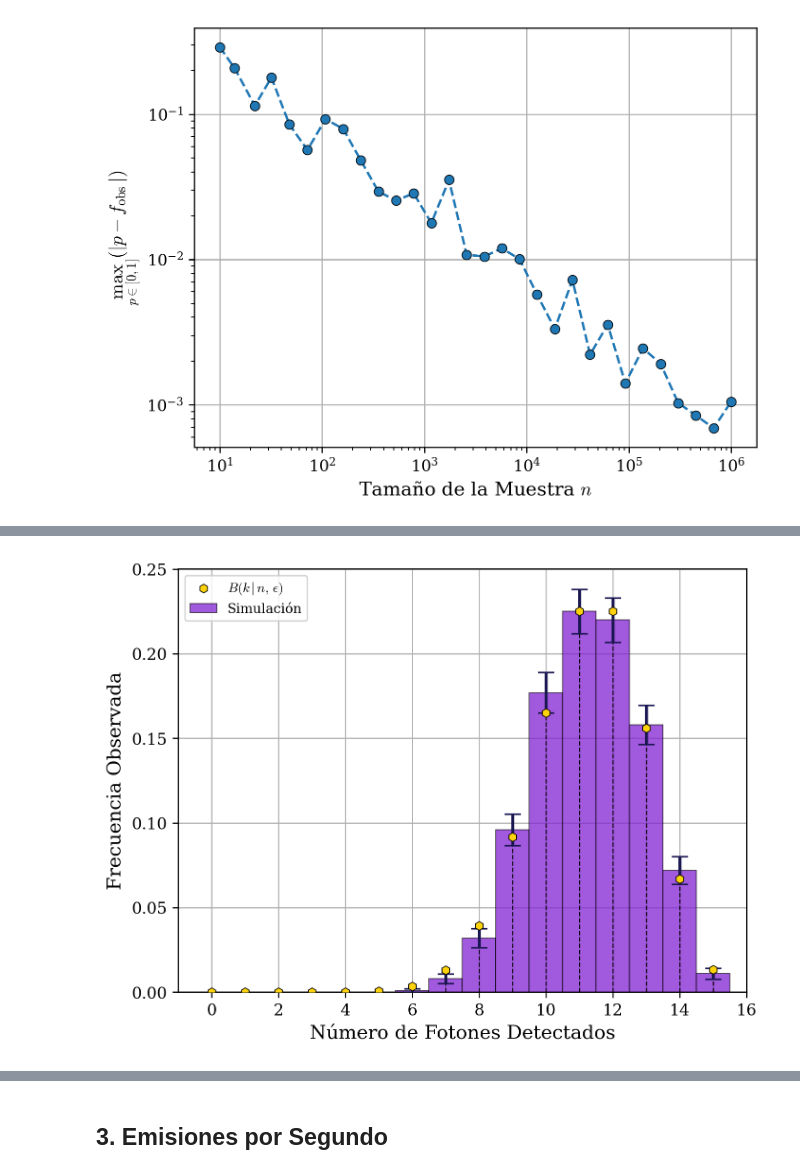
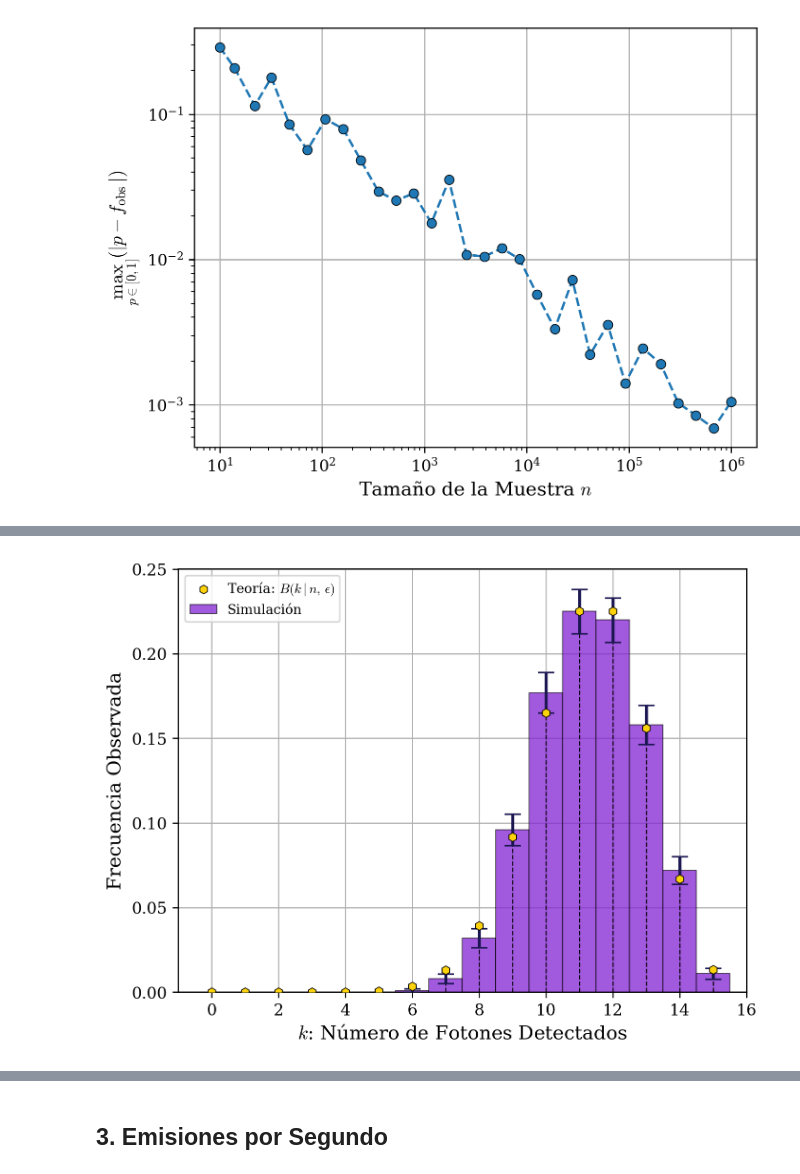
Before and after one commit to agustinbrusco/MEFE, a Jupyter notebook: Codigo/computacional_1.ipynb, the cells around one changed output, grey strips where cells are left out. Drawn from its saved outputs; the diff is of its cells as text; code cells hidden in the pictures.

```diff
--- a/Codigo/computacional_1.ipynb
+++ b/Codigo/computacional_1.ipynb
@@ -84,32 +89,34 @@ Incidieron 15 particulas sobre un detector con eficiencia del 75%. El resultado
 # %%
+# Simulación de los 1_000 experimentos:
 N_experimentos = 1_000
 detecciones_por_experimento = np.empty(N_experimentos, dtype=int)
 for experimento in range(N_experimentos):
     detecciones_por_experimento[experimento] = simular_experimentos_bernoulli(
         n_particulas, eficiencia
     )
-
+# Calculo de la distribución teorica para dicho proceso:
 posibles_resultados = np.arange(n_particulas + 1)
 distribucion_esperada = binom.pmf(posibles_resultados, n_particulas, eficiencia)
+# Grafico de los resultados:
 fig, ax = plt.subplots(1, 1)
 plot_discrete_hist(
     detecciones_por_experimento,
-    label="Simulación",
+    label=f"Simulación",
     zorder=10,
     ax=ax,
 )
 plot_discrete_stem(
     posibles_resultados,
     distribucion_esperada,
-    label=r"$B\left(k\,|\,n,\,\epsilon\right)$",
+    label=r"Teoría: $B\left(k\,|\,n,\,\epsilon\right)$",
     zorder=11,
     ax=ax,
 )
 ax.grid()
 ax.legend(loc="upper left")
-ax.set_xlabel("Número de Fotones Detectados")
+ax.set_xlabel("$k$: Número de Fotones Detectados")
 ax.set_ylabel("Frecuencia Observada")
 ax.set_xlim(-1, n_particulas + 1)
 plt.show()
 # %% [output]
-[figure, old version]
+[figure, new version]
```
Also changed, not shown: parts of 11 cells of this notebook.
